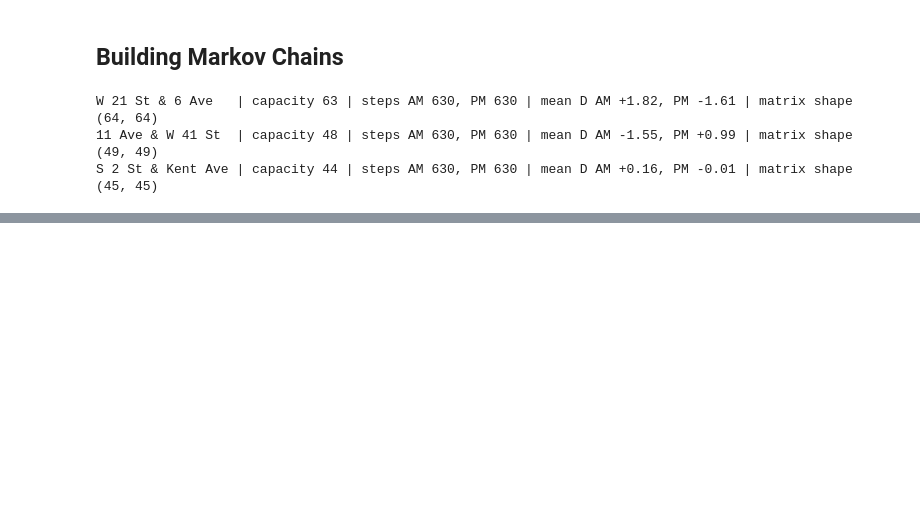
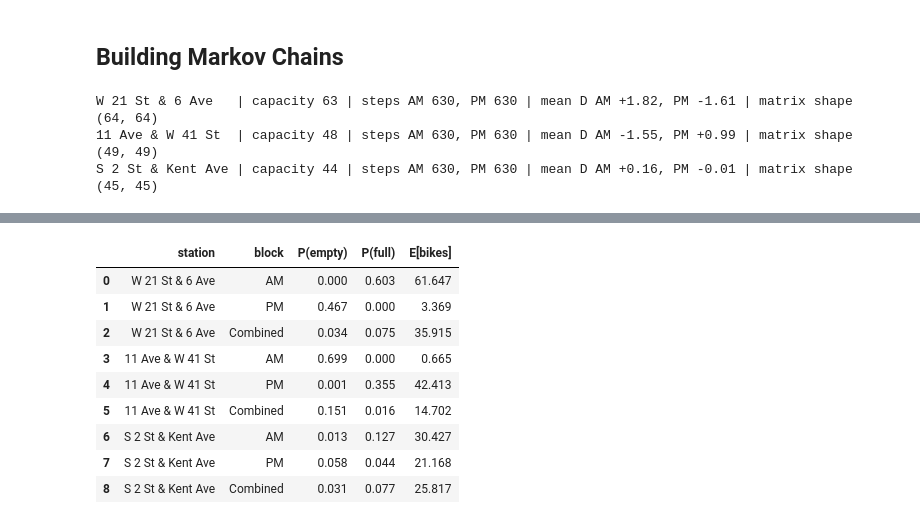
Before and after one commit to jahausma/ORIE_Project, a Jupyter notebook: ORIE_5530_Notebook.ipynb, the cells around one changed output, grey strips where cells are left out. Cells and saved outputs as stored; diff of their text form; code cells hidden in the pictures; blank space fills up the shorter version.

```diff
--- a/ORIE_5530_Notebook.ipynb
+++ b/ORIE_5530_Notebook.ipynb
@@ -465,0 +692,19 @@ S 2 St & Kent Ave | capacity 44 | steps AM 630, PM 630 | mean D AM +0.16, PM -0.
+# %%
+# Long-run probability of being empty / full
+summary = pd.DataFrame([
+    {"station": s, "block": b, "P(empty)": pis[s][b][0], "P(full)": pis[s][b][-1],
+     "E[bikes]": np.arange(len(pis[s][b])) @ pis[s][b]}
+    for s in stations for b in pis[s]
+])
+display(summary.round(3))
+# %% [output]
+|  | station | block | P(empty) | P(full) | E[bikes] |
+| 0 | W 21 St & 6 Ave | AM | 0.000 | 0.603 | 61.647 |
+| 1 | W 21 St & 6 Ave | PM | 0.467 | 0.000 | 3.369 |
+| 2 | W 21 St & 6 Ave | Combined | 0.034 | 0.075 | 35.915 |
+| 3 | 11 Ave & W 41 St | AM | 0.699 | 0.000 | 0.665 |
+| 4 | 11 Ave & W 41 St | PM | 0.001 | 0.355 | 42.413 |
+| 5 | 11 Ave & W 41 St | Combined | 0.151 | 0.016 | 14.702 |
+| 6 | S 2 St & Kent Ave | AM | 0.013 | 0.127 | 30.427 |
+| 7 | S 2 St & Kent Ave | PM | 0.058 | 0.044 | 21.168 |
+| 8 | S 2 St & Kent Ave | Combined | 0.031 | 0.077 | 25.817 |
```
Also changed, not shown: parts of 13 cells of this notebook, 3 other files.
